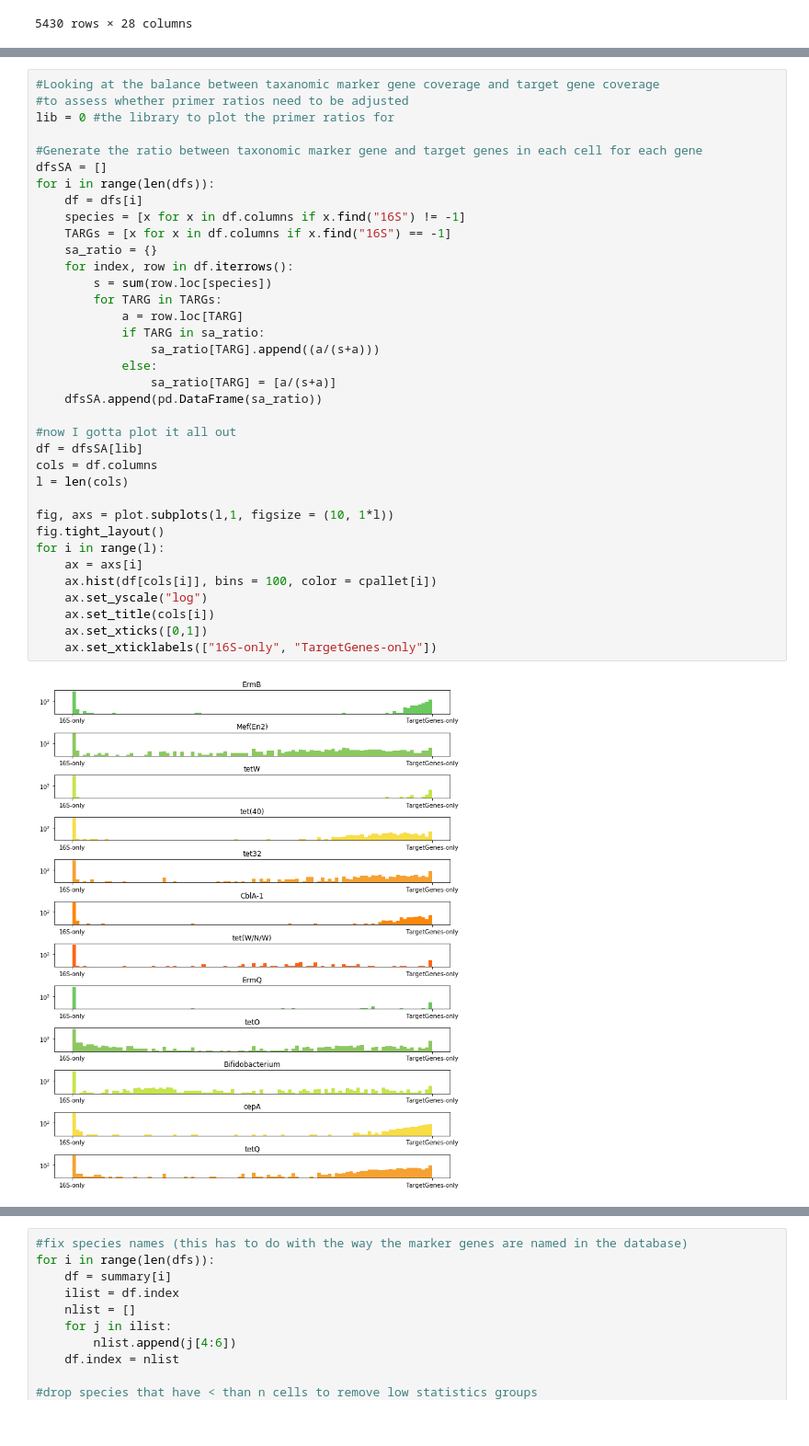
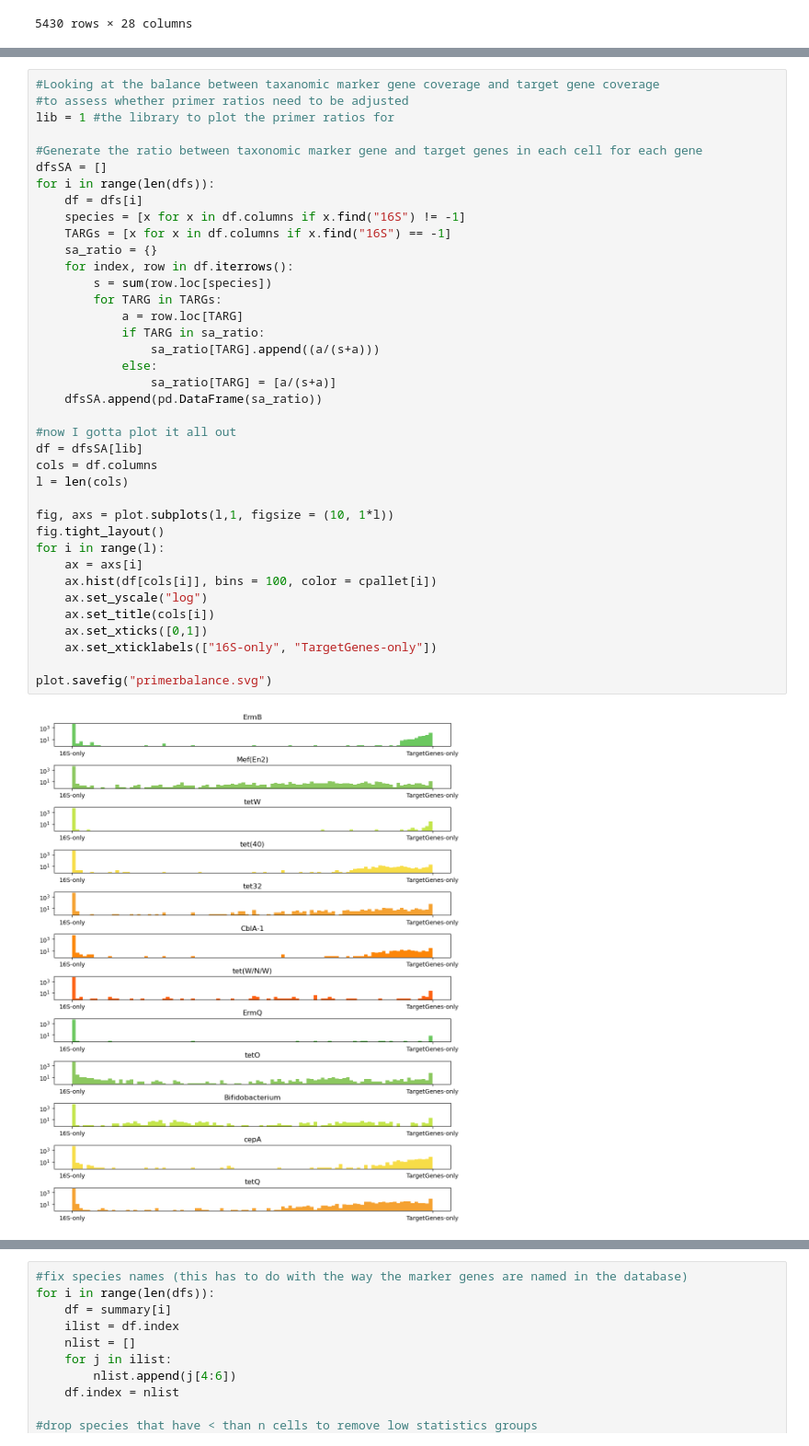
Before and after one commit to VenturelliLab/DoTA-seq-Paper, a Jupyter notebook: Analysis-Synthetic-community.ipynb, the cells around one changed output, grey strips where cells are left out. Shown at 92% size. Saved outputs shown, nothing was run; the diff lists cells and outputs as text.

Commit message:
changes in code to remove unused dependencies, and chagned presentation of some plots

```diff
--- a/Analysis-Synthetic-community.ipynb
+++ b/Analysis-Synthetic-community.ipynb
@@ -85,41 +84,43 @@ for i in range(len(dfs)):
 # %%
 #Looking at the balance between taxanomic marker gene coverage and target gene coverage
 #to assess whether primer ratios need to be adjusted
-lib = 0 #the library to plot the primer ratios for
+lib = 1 #the library to plot the primer ratios for
 
 #Generate the ratio between taxonomic marker gene and target genes in each cell for each gene
 dfsSA = []
 for i in range(len(dfs)):
     df = dfs[i]
     species = [x for x in df.columns if x.find("16S") != -1]
     TARGs = [x for x in df.columns if x.find("16S") == -1]
     sa_ratio = {}
     for index, row in df.iterrows():
         s = sum(row.loc[species])
         for TARG in TARGs:
             a = row.loc[TARG]
             if TARG in sa_ratio:
                 sa_ratio[TARG].append((a/(s+a)))
             else:
                 sa_ratio[TARG] = [a/(s+a)]
     dfsSA.append(pd.DataFrame(sa_ratio))
 
 #now I gotta plot it all out
 df = dfsSA[lib]
 cols = df.columns
 l = len(cols)
 
 fig, axs = plot.subplots(l,1, figsize = (10, 1*l))
 fig.tight_layout()
 for i in range(l):
     ax = axs[i]
     ax.hist(df[cols[i]], bins = 100, color = cpallet[i])
     ax.set_yscale("log")
     ax.set_title(cols[i])
     ax.set_xticks([0,1])
     ax.set_xticklabels(["16S-only", "TargetGenes-only"])
+
+plot.savefig("primerbalance.svg")
 # %% [output]
-[figure, old version]
+[figure, new version]
 # %%
 #Final QC and transformation of data into a summary table that counts # of cells and the genes detected in them
 
```
Also changed, not shown: parts of 5 cells of this notebook.
